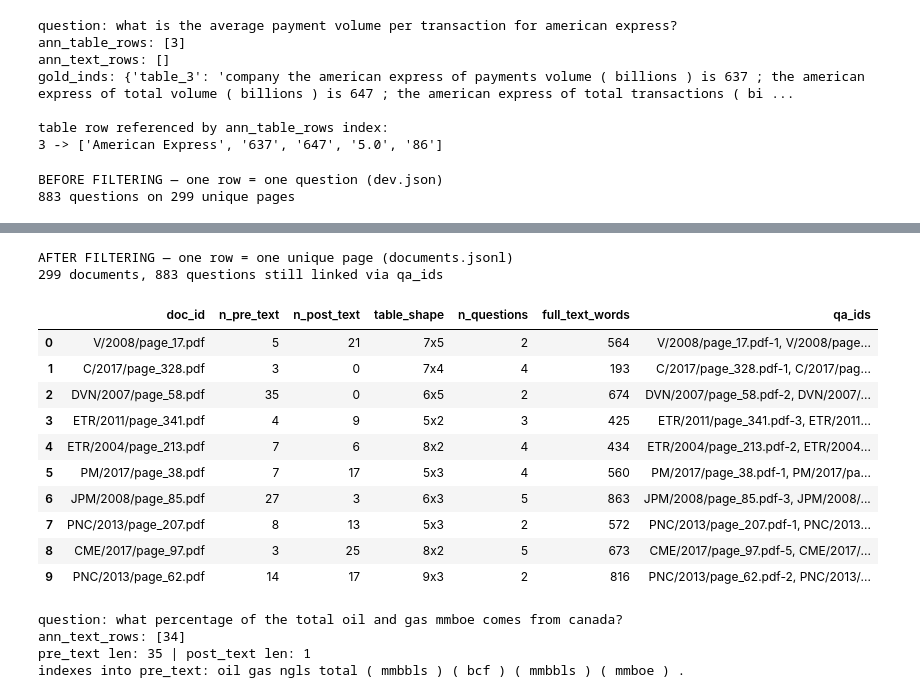
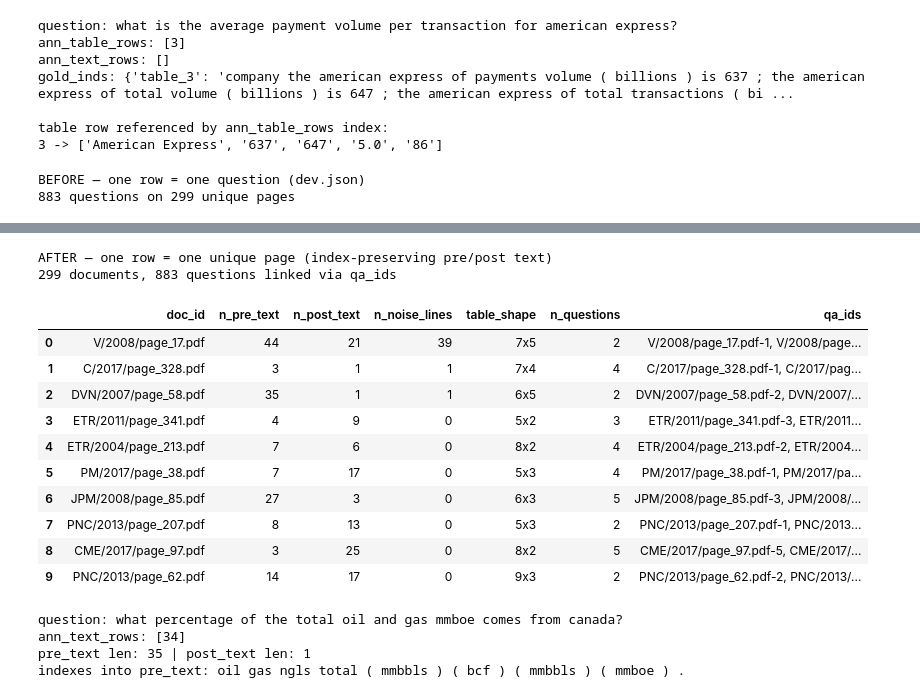
Before and after one commit to Vardhan503/fintech-qa-rag-pipeline, a Jupyter notebook: data_preprocessing.ipynb, the cells around one changed output, grey strips where cells are left out. Cells and saved outputs as stored; diff of their text form; code cells hidden in the pictures.

```diff
--- a/data_preprocessing.ipynb
+++ b/data_preprocessing.ipynb
@@ -528,51 +468,52 @@ raw_df = pd.DataFrame(raw_rows)
 
 doc_rows = []
 for d in documents:
+    n_noise = sum(1 for x in d["pre_text"] + d["post_text"] if x.get("is_noise"))
     doc_rows.append({
         "doc_id": d["doc_id"],
         "n_pre_text": len(d["pre_text"]),
         "n_post_text": len(d["post_text"]),
+        "n_noise_lines": n_noise,
         "table_shape": f"{len(d['table'])}x{len(d['table'][0]) if d['table'] else 0}",
         "n_questions": len(d["qa_ids"]),
-        "full_text_words": len(d["full_text"].split()),
         "qa_ids": ", ".join(d["qa_ids"]),
     })
 docs_df = pd.DataFrame(doc_rows)
 
-print("BEFORE FILTERING — one row = one question (dev.json)")
+print("BEFORE — one row = one question (dev.json)")
 print(f"{len(raw_df)} questions on {raw_df['filename'].nunique()} unique pages")
 display(raw_df.head(10))
 
-print("\nAFTER FILTERING — one row = one unique page (documents.jsonl)")
-print(f"{len(docs_df)} documents, {int(docs_df['n_questions'].sum())} questions still linked via qa_ids")
+print("\nAFTER — one row = one unique page (index-preserving pre/post text)")
+print(f"{len(docs_df)} documents, {int(docs_df['n_questions'].sum())} questions linked via qa_ids")
 display(docs_df.head(10))
 # %% [output]
-BEFORE FILTERING — one row = one question (dev.json)
+BEFORE — one row = one question (dev.json)
 883 questions on 299 unique pages
 |  | id | filename | n_pre_text | n_post_text | table_shape | question | answer | program | ... |
 | 0 | V/2008/page_17.pdf-1 | V/2008/page_17.pdf | 44 | 21 | 7x5 | what is the average payment volum... | 127.40 | divide(637, const_5) | ... |
 | 1 | C/2017/page_328.pdf-1 | C/2017/page_328.pdf | 3 | 1 | 7x4 | what was the percentage cumulativ... | 93.5% | subtract(193.5, const_100), divid... | ... |
 | 2 | DVN/2007/page_58.pdf-2 | DVN/2007/page_58.pdf | 35 | 1 | 6x5 | what percentage of the total oil ... | 24.69% | divide(60, 243), multiply(#0, con... | ... |
 | 3 | ETR/2011/page_341.pdf-3 | ETR/2011/page_341.pdf | 4 | 9 | 5x2 | in 2010 what was the net change i... | 18.6 | add(18.9, 0.3) | ... |
 | 4 | ETR/2004/page_213.pdf-2 | ETR/2004/page_213.pdf | 7 | 6 | 8x2 | what are the deferred fuel cost r... | 60.3% | divide(59.1, 98.0) | ... |
 | 5 | PM/2017/page_38.pdf-1 | PM/2017/page_38.pdf | 7 | 17 | 4x5 | what was the change in millions o... | 688 | subtract(11503, 10815) | ... |
 | 6 | JPM/2008/page_85.pdf-3 | JPM/2008/page_85.pdf | 27 | 3 | 6x3 | what was jpmorgan chase & co's co... | 10.94% | divide(136104, 1244659) | ... |
 | 7 | PNC/2013/page_207.pdf-1 | PNC/2013/page_207.pdf | 8 | 13 | 4x7 | at the end of 2014 , the notional... | 3044% | divide(36197, 1189) | ... |
 | 8 | CME/2017/page_97.pdf-5 | CME/2017/page_97.pdf | 3 | 25 | 7x3 | what was the increase in class a ... | 995 | subtract(339235, 338240) | ... |
 | 9 | PNC/2013/page_62.pdf-2 | PNC/2013/page_62.pdf | 14 | 17 | 9x3 | in millions what was total reside... | 3576 | add(1356, 2220) | ... |
-AFTER FILTERING — one row = one unique page (documents.jsonl)
-299 documents, 883 questions still linked via qa_ids
+AFTER — one row = one unique page (index-preserving pre/post text)
+299 documents, 883 questions linked via qa_ids
-|  | doc_id | n_pre_text | n_post_text | table_shape | n_questions | full_text_words | qa_ids |
-| 0 | V/2008/page_17.pdf | 5 | 21 | 7x5 | 2 | 564 | V/2008/page_17.pdf-1, V/2008/page... |
-| 1 | C/2017/page_328.pdf | 3 | 0 | 7x4 | 4 | 193 | C/2017/page_328.pdf-1, C/2017/pag... |
-| 2 | DVN/2007/page_58.pdf | 35 | 0 | 6x5 | 2 | 674 | DVN/2007/page_58.pdf-2, DVN/2007/... |
-| 3 | ETR/2011/page_341.pdf | 4 | 9 | 5x2 | 3 | 425 | ETR/2011/page_341.pdf-3, ETR/2011... |
-| 4 | ETR/2004/page_213.pdf | 7 | 6 | 8x2 | 4 | 434 | ETR/2004/page_213.pdf-2, ETR/2004... |
-| 5 | PM/2017/page_38.pdf | 7 | 17 | 5x3 | 4 | 560 | PM/2017/page_38.pdf-1, PM/2017/pa... |
-| 6 | JPM/2008/page_85.pdf | 27 | 3 | 6x3 | 5 | 863 | JPM/2008/page_85.pdf-3, JPM/2008/... |
-| 7 | PNC/2013/page_207.pdf | 8 | 13 | 5x3 | 2 | 572 | PNC/2013/page_207.pdf-1, PNC/2013... |
-| 8 | CME/2017/page_97.pdf | 3 | 25 | 8x2 | 5 | 673 | CME/2017/page_97.pdf-5, CME/2017/... |
-| 9 | PNC/2013/page_62.pdf | 14 | 17 | 9x3 | 2 | 816 | PNC/2013/page_62.pdf-2, PNC/2013/... |
+|  | doc_id | n_pre_text | n_post_text | n_noise_lines | table_shape | n_questions | qa_ids |
+| 0 | V/2008/page_17.pdf | 44 | 21 | 39 | 7x5 | 2 | V/2008/page_17.pdf-1, V/2008/page... |
+| 1 | C/2017/page_328.pdf | 3 | 1 | 1 | 7x4 | 4 | C/2017/page_328.pdf-1, C/2017/pag... |
+| 2 | DVN/2007/page_58.pdf | 35 | 1 | 1 | 6x5 | 2 | DVN/2007/page_58.pdf-2, DVN/2007/... |
+| 3 | ETR/2011/page_341.pdf | 4 | 9 | 0 | 5x2 | 3 | ETR/2011/page_341.pdf-3, ETR/2011... |
+| 4 | ETR/2004/page_213.pdf | 7 | 6 | 0 | 8x2 | 4 | ETR/2004/page_213.pdf-2, ETR/2004... |
+| 5 | PM/2017/page_38.pdf | 7 | 17 | 0 | 5x3 | 4 | PM/2017/page_38.pdf-1, PM/2017/pa... |
+| 6 | JPM/2008/page_85.pdf | 27 | 3 | 0 | 6x3 | 5 | JPM/2008/page_85.pdf-3, JPM/2008/... |
+| 7 | PNC/2013/page_207.pdf | 8 | 13 | 0 | 5x3 | 2 | PNC/2013/page_207.pdf-1, PNC/2013... |
+| 8 | CME/2017/page_97.pdf | 3 | 25 | 0 | 8x2 | 5 | CME/2017/page_97.pdf-5, CME/2017/... |
+| 9 | PNC/2013/page_62.pdf | 14 | 17 | 0 | 9x3 | 2 | PNC/2013/page_62.pdf-2, PNC/2013/... |
 # %%
 for ex in data:
     rows = ex['qa'].get('ann_text_rows', [])
```
Also changed, not shown: parts of 5 cells of this notebook, 3 other files.
